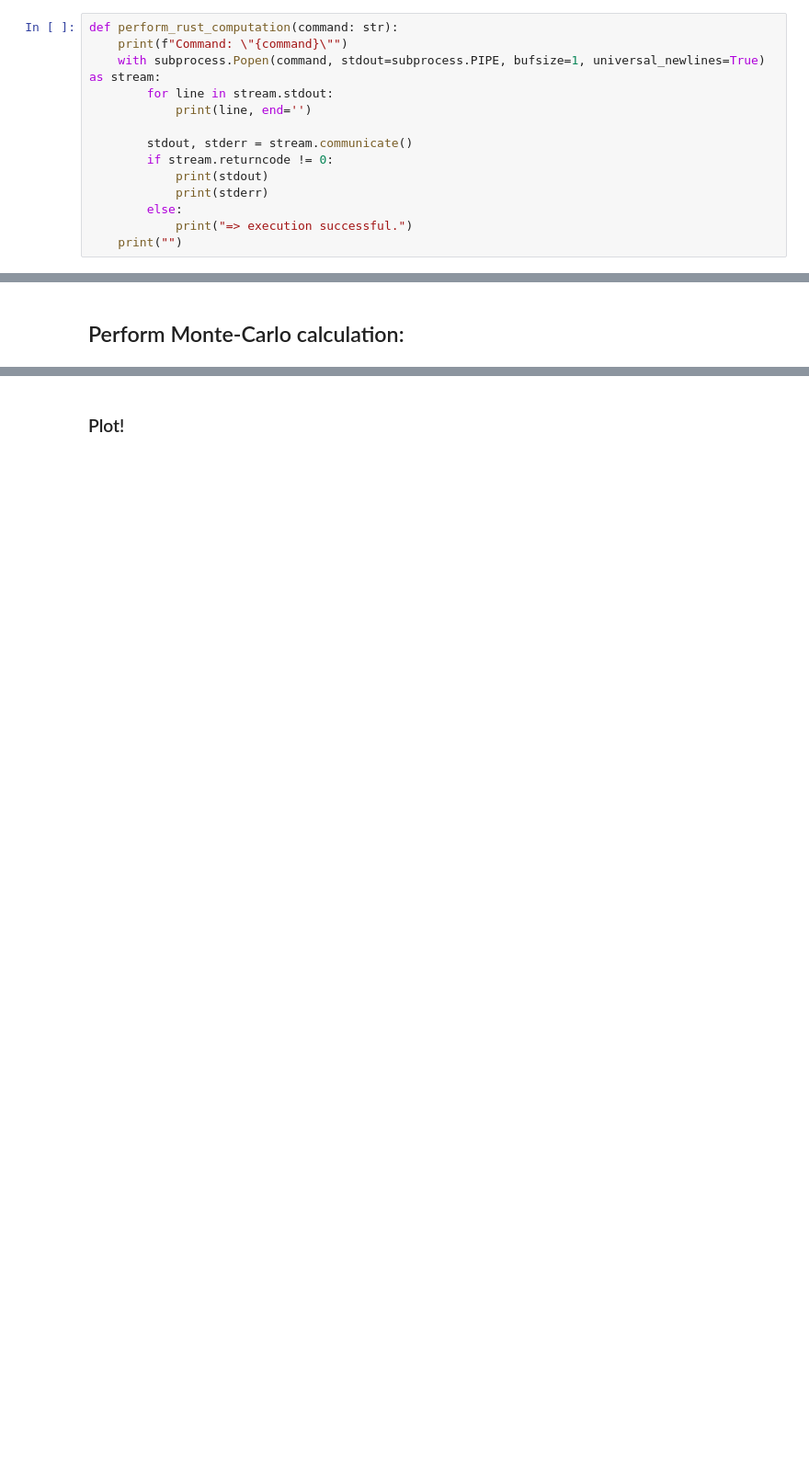
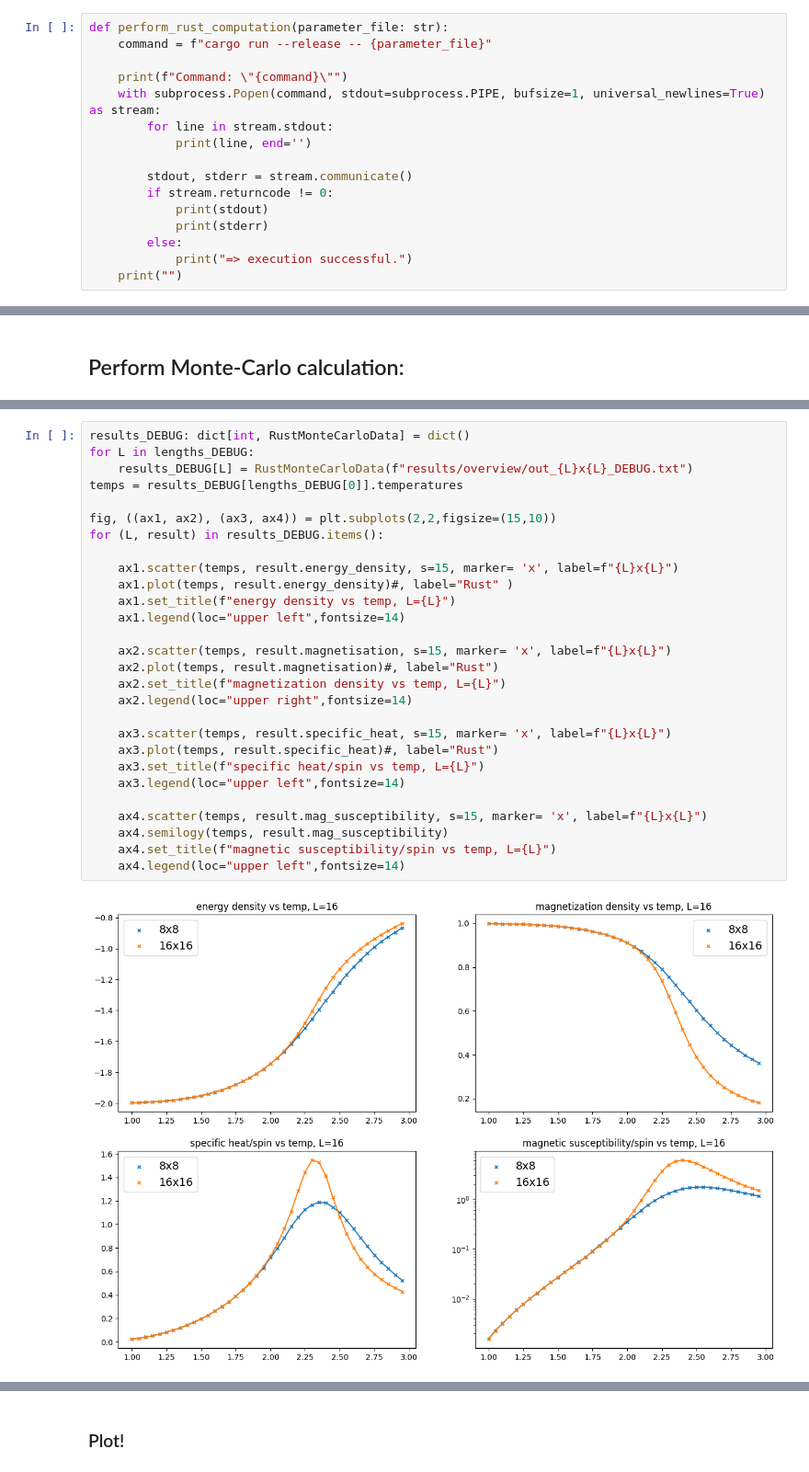
Before and after one commit to so-groenen/swendsen_wang_ising, a Jupyter notebook: run_and_plot.ipynb, the cells around one changed output, grey strips where cells are left out. Shown: that part at 92% size. Cells and saved outputs as stored; diff of their text form; blank space fills up the shorter version.

```diff
--- a/run_and_plot.ipynb
+++ b/run_and_plot.ipynb
@@ -5,5 +7,7 @@ import subprocess
 # %%
-def perform_rust_computation(command: str):
+def perform_rust_computation(parameter_file: str):
+    command = f"cargo run --release -- {parameter_file}"
+
     print(f"Command: \"{command}\"")
     with subprocess.Popen(command, stdout=subprocess.PIPE, bufsize=1, universal_newlines=True) as stream:
         for line in stream.stdout:
@@ -114,0 +191,30 @@ Save the measurements:
+# %%
+results_DEBUG: dict[int, RustMonteCarloData] = dict()
+for L in lengths_DEBUG:
+    results_DEBUG[L] = RustMonteCarloData(f"results/overview/out_{L}x{L}_DEBUG.txt")
+temps = results_DEBUG[lengths_DEBUG[0]].temperatures
+
+fig, ((ax1, ax2), (ax3, ax4)) = plt.subplots(2,2,figsize=(15,10))
+for (L, result) in results_DEBUG.items():
+
+    ax1.scatter(temps, result.energy_density, s=15, marker= 'x', label=f"{L}x{L}")
+    ax1.plot(temps, result.energy_density)#, label="Rust" )
+    ax1.set_title(f"energy density vs temp, L={L}")
+    ax1.legend(loc="upper left",fontsize=14)
+
+    ax2.scatter(temps, result.magnetisation, s=15, marker= 'x', label=f"{L}x{L}")
+    ax2.plot(temps, result.magnetisation)#, label="Rust")
+    ax2.set_title(f"magnetization density vs temp, L={L}")
+    ax2.legend(loc="upper right",fontsize=14)
+
+    ax3.scatter(temps, result.specific_heat, s=15, marker= 'x', label=f"{L}x{L}")
+    ax3.plot(temps, result.specific_heat)#, label="Rust")
+    ax3.set_title(f"specific heat/spin vs temp, L={L}")
+    ax3.legend(loc="upper left",fontsize=14)
+
+    ax4.scatter(temps, result.mag_susceptibility, s=15, marker= 'x', label=f"{L}x{L}")
+    ax4.semilogy(temps, result.mag_susceptibility)
+    ax4.set_title(f"magnetic susceptibility/spin vs temp, L={L}")
+    ax4.legend(loc="upper left",fontsize=14)
+# %% [output]
+[figure, added]
```
Also changed, not shown: parts of 16 cells of this notebook, 23 other files.
